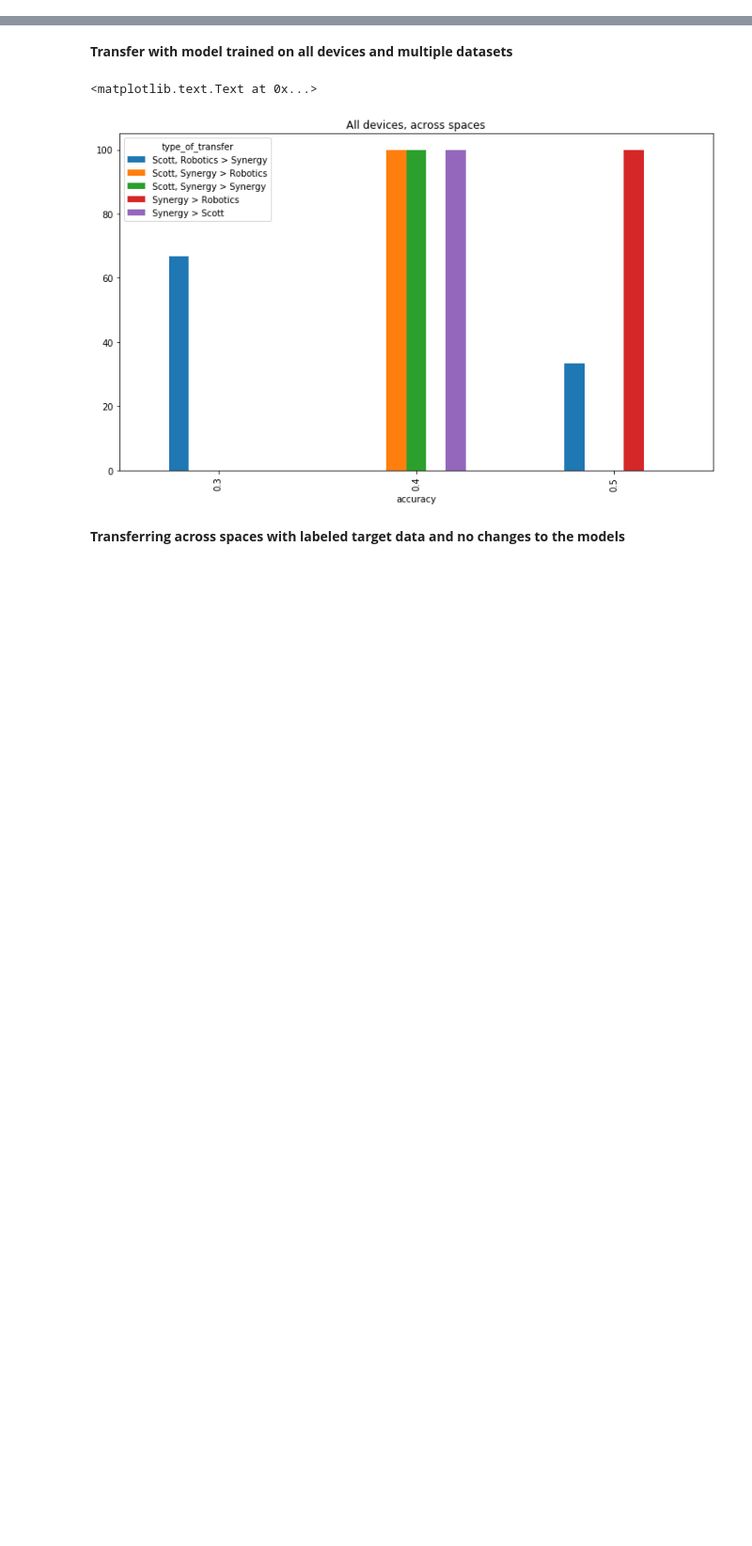
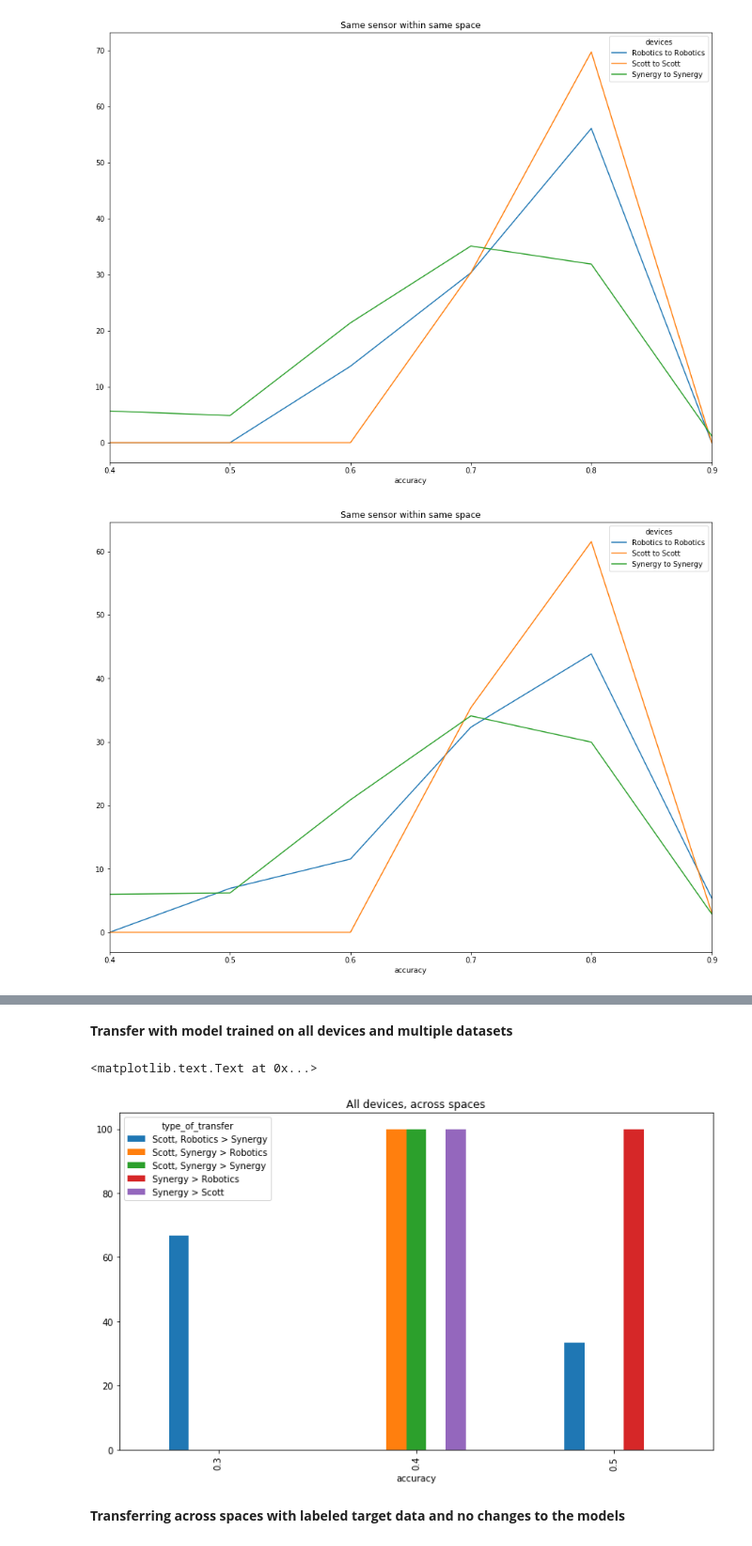
Before and after one commit to matus-tomlein/transfer-learning-playground, a Jupyter notebook: notebooks/visulize-transfer-results.ipynb, the cells around one changed output, grey strips where cells are left out. Shown at 94% size. Saved outputs shown, nothing was run; the diff lists cells and outputs as text; code cells hidden in the pictures; blank space fills up the shorter version.

```diff
--- a/notebooks/visulize-transfer-results.ipynb
+++ b/notebooks/visulize-transfer-results.ipynb
@@ -75,0 +98,52 @@ plt.title('Different space')
+# %%
+df = pd.read_sql_query("""
+    SELECT
+    devices, type_of_transfer, accuracy, COUNT(*) as count
+
+    FROM (
+      SELECT
+
+      source_room || ' to ' || target_room AS devices,
+
+      CASE
+      WHEN source_room = target_room AND source_location = target_location
+      THEN 'Same room, same place'
+      WHEN source_room = target_room AND source_location <> target_location
+      THEN 'Same room, different place'
+      WHEN source_room <> target_room
+      THEN 'Different room'
+      ELSE 'Other' END AS type_of_transfer,
+
+      ROUND(accuracy_without_fs_without_is, 1) as accuracy
+
+      FROM v_results_transfer_aggr_fs
+
+      WHERE
+      activities = '11 activities' AND
+      features = 'Accel IMQ' AND
+      accuracy_without_fs_without_is > 0 AND
+      source_device <> 'Mite 3' AND target_device <> 'Mite 3' AND
+      source_room IN ('Scott', 'Synergy', 'Robotics') AND
+      NOT easy_domain_adaptation AND
+      target_training_data = 0.0 AND
+      source_training_data = 0.6
+
+      ORDER BY type_of_transfer
+    ) t
+
+    GROUP BY type_of_transfer, devices, accuracy
+    """, con=engine)
+
+same_room_same_place = df.loc[df.type_of_transfer == 'Same room, same place']
+same_room_different_place = df.loc[df.type_of_transfer == 'Same room, different place']
+different_room = df.loc[df.type_of_transfer == 'Different room']
+for df in [same_room_same_place, same_room_different_place, different_room]:
+    df = df.pivot(index='accuracy', columns='devices', values='count')
+    df = df.fillna(value=0)
+    df = (df) / (df.sum())
+    df *= 100
+    df.plot()
+    plt.title('Same sensor within same space')
+# %% [output]
+[figure, added]
+[figure, added]
```
Also changed, not shown: parts of 15 cells of this notebook, 22 other files.
